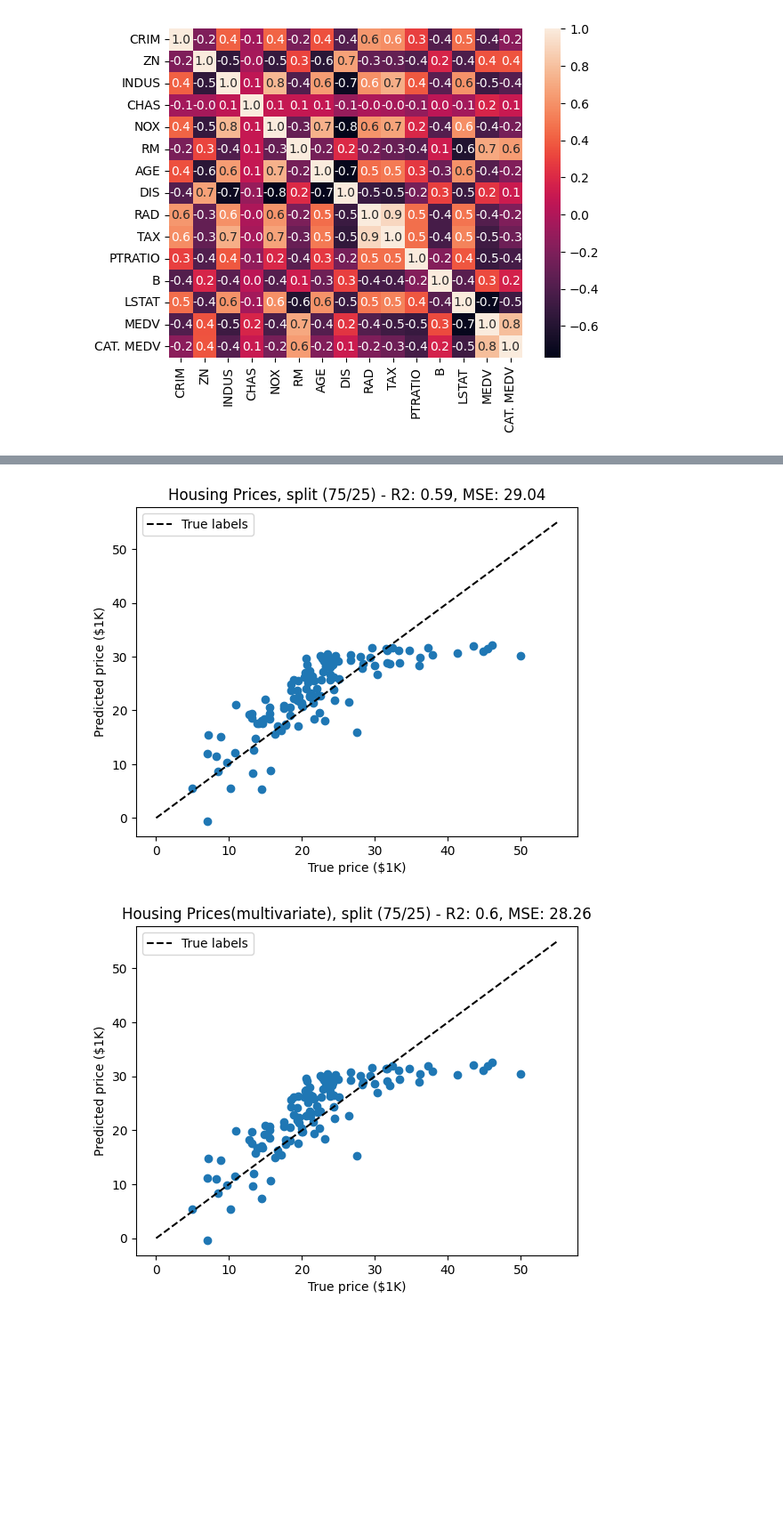
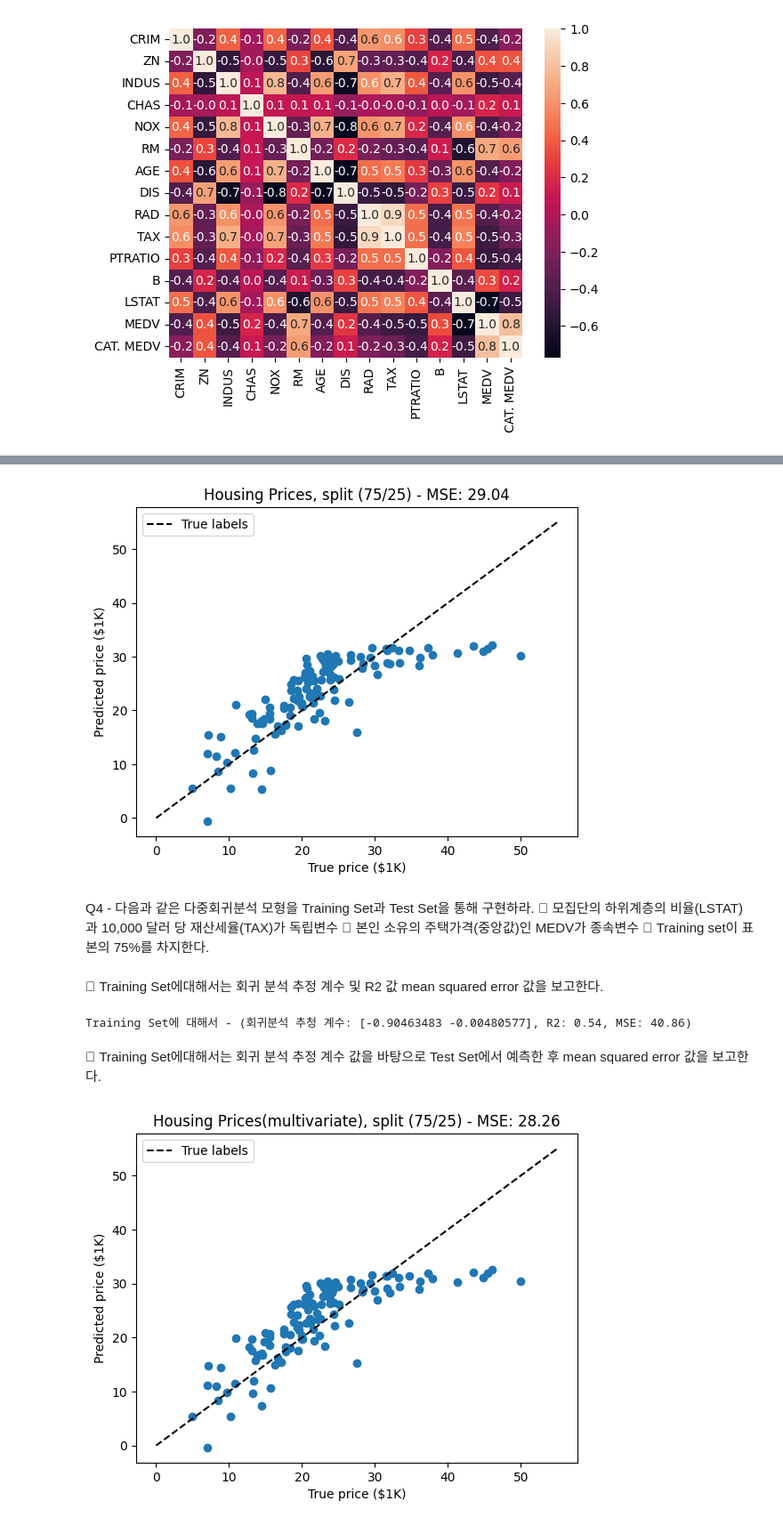
Before and after one commit to tacerihsehc613/ML-board, a Jupyter notebook: Boston.ipynb, the cells around one changed output, grey strips where cells are left out. Shown: that part at 89% size. Drawn from its saved outputs; the diff is of its cells as text; code cells hidden in the pictures; blank space fills up the shorter version.

```diff
--- a/Boston.ipynb
+++ b/Boston.ipynb
@@ -115,18 +154,9 @@ y=df['MEDV']
 # %%
-from sklearn.linear_model import LinearRegression
-from sklearn.model_selection import train_test_split
-from sklearn.metrics import mean_squared_error, r2_score
-
-X_train, X_test, y_train, y_test=train_test_split(X.values.reshape(-1,1), y, train_size=0.75, random_state=42)
-
-lr=LinearRegression()
-lr.fit(X_train,y_train)
-
 predicted=lr.predict(X_test)
 plt.scatter(y_test,predicted)
-R2=np.round(r2_score(y_test, predicted),2)
+#R2=np.round(r2_score(y_test, predicted),2)
 mse=np.round(mean_squared_error(y_test, predicted),2)
-plt.title('Housing Prices, split (75/25) - R2: {R2}, MSE: {mse}'.format(R2=R2, mse=mse))
+plt.title('Housing Prices, split (75/25) - MSE: {mse}'.format(mse=mse))
 
 xlim = [0, 55]
 ylim = [0, 55]
@@ -136,32 +166,50 @@ plt.ylabel("Predicted price ($1K)")
 plt.legend()
 plt.show()
 # %% [output]
-[figure, old version]
+[figure, new version]
+# %% [markdown]
+Q4 - 다음과 같은 다중회귀분석 모형을 Training Set과 Test Set을 통해 구현하라.
+	모집단의 하위계층의 비율(LSTAT)과 10,000 달러 당 재산세율(TAX)가  독립변수
+	본인 소유의 주택가격(중앙값)인 MEDV가 종속변수
+	Training set이 표본의 75%를 차지한다.
 # %%
 X2=df[['LSTAT','TAX']]
 y2=df['MEDV']
+# %% [markdown]
+ Training Set에대해서는 회귀 분석 추정 계수 및 R2 값 mean squared error 값을 보고한다.
+# %%
+from sklearn.linear_model import LinearRegression
+from sklearn.model_selection import train_test_split
+from sklearn.metrics import mean_squared_error, r2_score
+
+X_train, X_test, y_train, y_test=train_test_split(X2, y2, train_size=0.75, random_state=42)
+
+lr=LinearRegression()
+lr.fit(X_train,y_train)
+
+predicted=lr.predict(X_train)
+coef=lr.coef_
+
+R2=np.round(r2_score(y_train, predicted),2)
+mse=np.round(mean_squared_error(y_train, predicted),2)
+print('Training Set에 대해서 - (회귀분석 추청 계수: {coef}, R2: {R2}, MSE: {mse})'.format(R2=R2, mse=mse, coef=coef))
+# %% [output]
+Training Set에 대해서 - (회귀분석 추청 계수: [-0.90463483 -0.00480577], R2: 0.54, MSE: 40.86)
+# %% [markdown]
+ Training Set에대해서는 회귀 분석 추정 계수 값을 바탕으로 Test Set에서 예측한 후 mean squared error 값을 보고한다.
 # %%
-from sklearn.linear_model import LinearRegression
-from sklearn.model_selection import train_test_split
-from sklearn.metrics import mean_squared_error, r2_score
-
-X_train, X_test, y_train, y_test=train_test_split(X2, y2, train_size=0.75, random_state=42)
-
-lr=LinearRegression()
-lr.fit(X_train,y_train)
-
 predicted=lr.predict(X_test)
 plt.scatter(y_test,predicted)
-R2=np.round(r2_score(y_test, predicted),2)
+
 mse=np.round(mean_squared_error(y_test, predicted),2)
-plt.title('Housing Prices(multivariate), split (75/25) - R2: {R2}, MSE: {mse}'.format(R2=R2, mse=mse))
+plt.title('Housing Prices(multivariate), split (75/25) - MSE: {mse}'.format(mse=mse))
 
 xlim = [0, 55]
 ylim = [0, 55]
 plt.plot(xlim, ylim, '--k', label=f"True labels")
 plt.xlabel("True price ($1K)")
 plt.ylabel("Predicted price ($1K)")
 plt.legend()
 plt.show()
 # %% [output]
-[figure, old version]
+[figure, new version]
```
Also changed, not shown: parts of 10 cells of this notebook, 1 other file.
